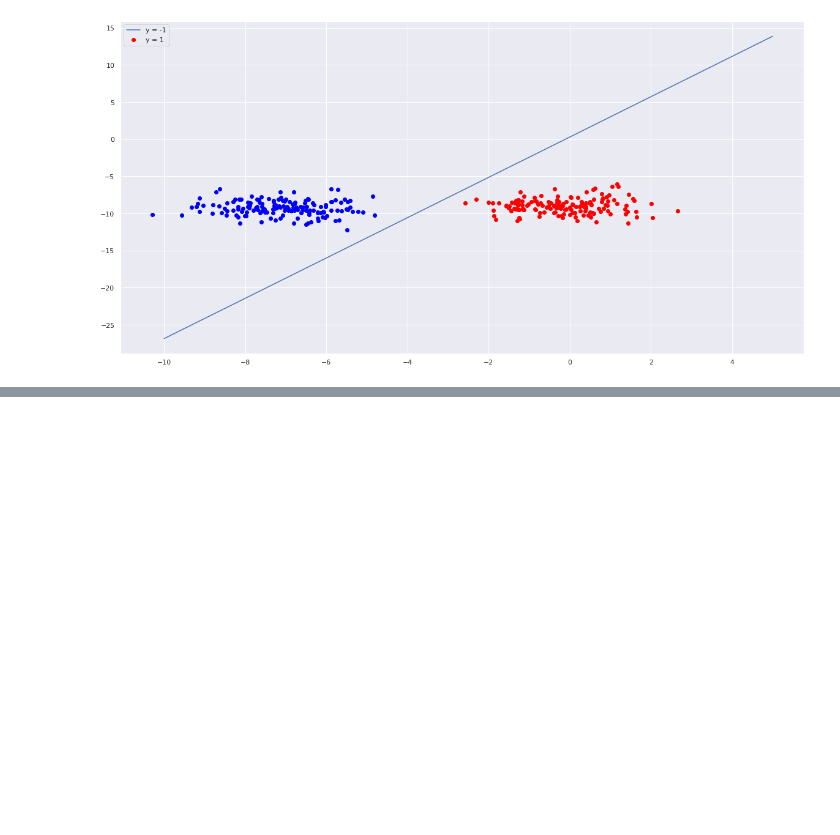
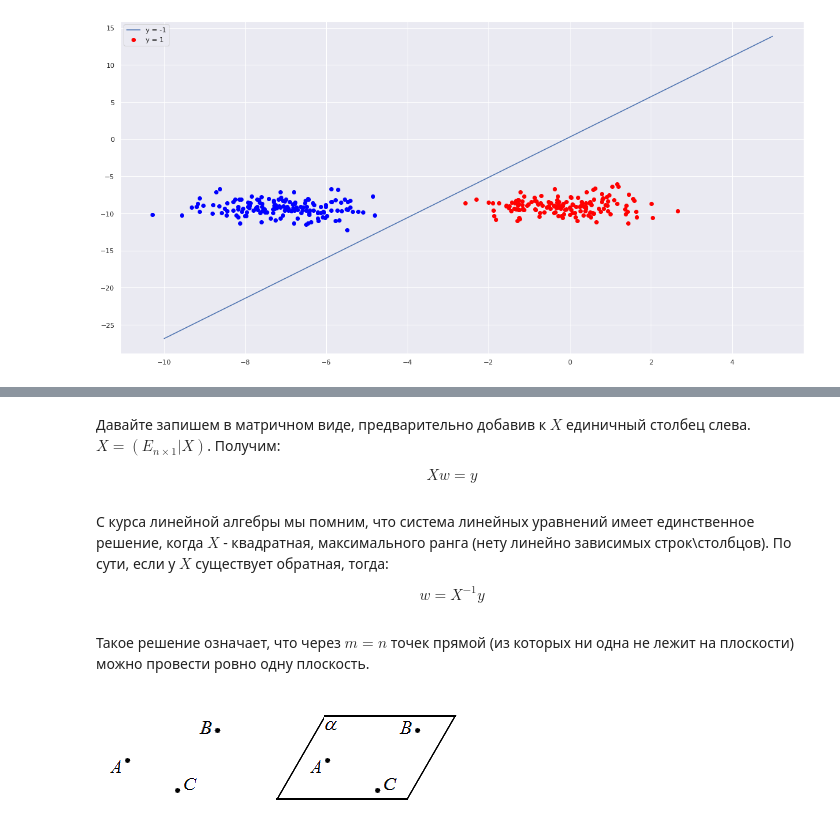
Before and after one commit to samstikhin/mlmathmech, a Jupyter notebook: 06-linear/linear.ipynb, the cells around one changed output, grey strips where cells are left out. Drawn from its saved outputs; the diff is of its cells as text; code cells hidden in the pictures; blank space fills up the shorter version.

```diff
--- a/06-linear/linear.ipynb
+++ b/06-linear/linear.ipynb
@@ -441,0 +471,14 @@ plt.show()
+# %% [markdown]
+Давайте запишем в матричном виде, предварительно добавив к $X$ единичный столбец слева. $X = (E_{n\times 1}|X)$. Получим:
+
+$$Xw = y$$
+# %% [markdown]
+С курса линейной алгебры мы помним, что система линейных уравнений имеет единственное решение, когда $X$ - квадратная, максимального ранга (нету линейно зависимых строк\столбцов). По сути, если у $X$ существует обратная, тогда:
+
+$$w = X^{-1}y$$
+# %% [markdown]
+Такое решение означает, что через $m = n$ точек прямой (из которых ни одна не лежит на плоскости) можно провести ровно одну плоскость.
+# %%
+Image('плоскость.png')
+# %% [output]
+[figure, added]
```
Also changed, not shown: parts of 36 cells of this notebook, 12 other files.
